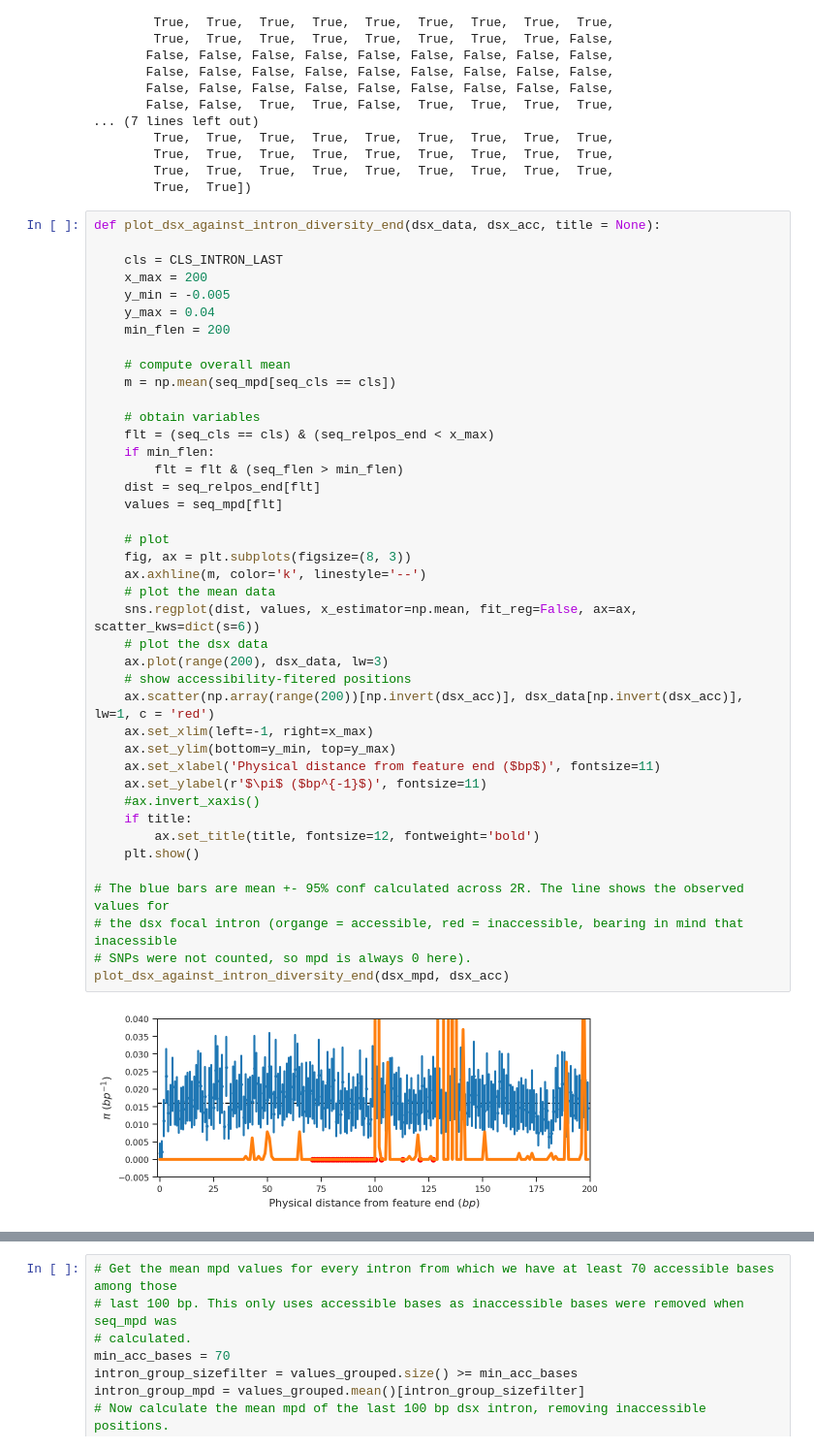
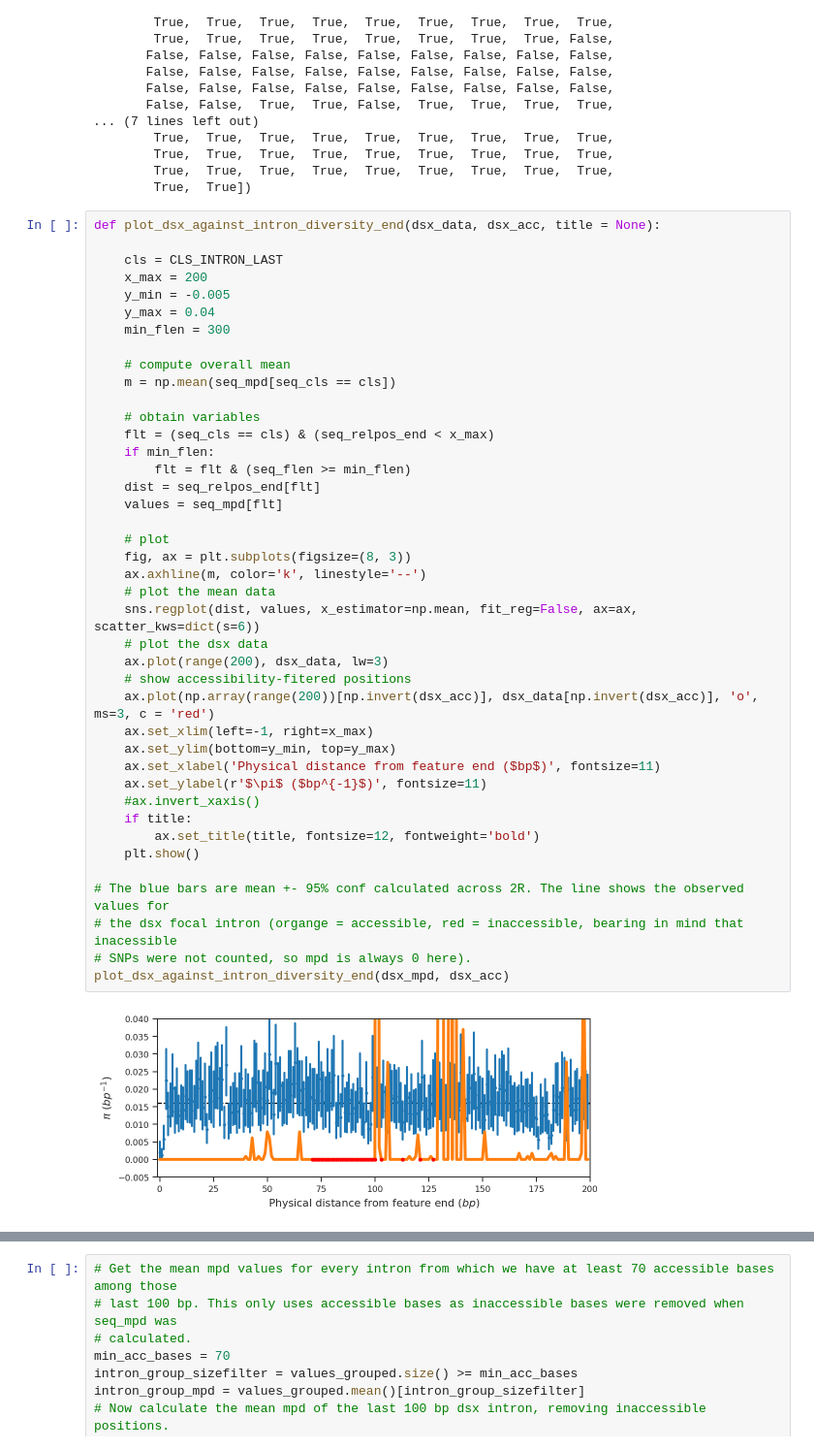
Before and after one commit to alimanfoo/ag1000g-phase2-data-paper, a Jupyter notebook: notebooks/36-variation-in-dsx-Cas9-target/feature_diversity.ipynb, the cells around one changed output, grey strips where cells are left out. Shown at 97% size. Cells and saved outputs as stored; diff of their text form.

Commit message:
tinkered with the notebook in a few places with slight changes to the plot

```diff
--- a/notebooks/36-variation-in-dsx-Cas9-target/feature_diversity.ipynb
+++ b/notebooks/36-variation-in-dsx-Cas9-target/feature_diversity.ipynb
@@ -381,42 +381,42 @@ def plot_dsx_against_intron_diversity_end(dsx_data, dsx_acc, title = None):
     x_max = 200
     y_min = -0.005
     y_max = 0.04
-    min_flen = 200
+    min_flen = 300
 
     # compute overall mean
     m = np.mean(seq_mpd[seq_cls == cls])
 
     # obtain variables
     flt = (seq_cls == cls) & (seq_relpos_end < x_max)
     if min_flen:
-        flt = flt & (seq_flen > min_flen)
+        flt = flt & (seq_flen >= min_flen)
     dist = seq_relpos_end[flt]
     values = seq_mpd[flt]
 
     # plot
     fig, ax = plt.subplots(figsize=(8, 3))
     ax.axhline(m, color='k', linestyle='--')
     # plot the mean data
     sns.regplot(dist, values, x_estimator=np.mean, fit_reg=False, ax=ax, scatter_kws=dict(s=6))
     # plot the dsx data
     ax.plot(range(200), dsx_data, lw=3)
     # show accessibility-fitered positions
-    ax.scatter(np.array(range(200))[np.invert(dsx_acc)], dsx_data[np.invert(dsx_acc)], lw=1, c = 'red')
+    ax.plot(np.array(range(200))[np.invert(dsx_acc)], dsx_data[np.invert(dsx_acc)], 'o', ms=3, c = 'red')
     ax.set_xlim(left=-1, right=x_max)
     ax.set_ylim(bottom=y_min, top=y_max)
     ax.set_xlabel('Physical distance from feature end ($bp$)', fontsize=11)
     ax.set_ylabel(r'$\pi$ ($bp^{-1}$)', fontsize=11)
     #ax.invert_xaxis()
     if title:
         ax.set_title(title, fontsize=12, fontweight='bold')
     plt.show()
 
 # The blue bars are mean +- 95% conf calculated across 2R. The line shows the observed values for
 # the dsx focal intron (organge = accessible, red = inaccessible, bearing in mind that inacessible
 # SNPs were not counted, so mpd is always 0 here).
 plot_dsx_against_intron_diversity_end(dsx_mpd, dsx_acc)
 # %% [output]
-[figure, old version]
+[figure, new version]
 # %%
 # Now look at the exon diversity
 dsx_target_exon = range(Cas9_endpos-103, Cas9_endpos-11)
```
Also changed, not shown: parts of 27 cells of this notebook, 1 other file.
